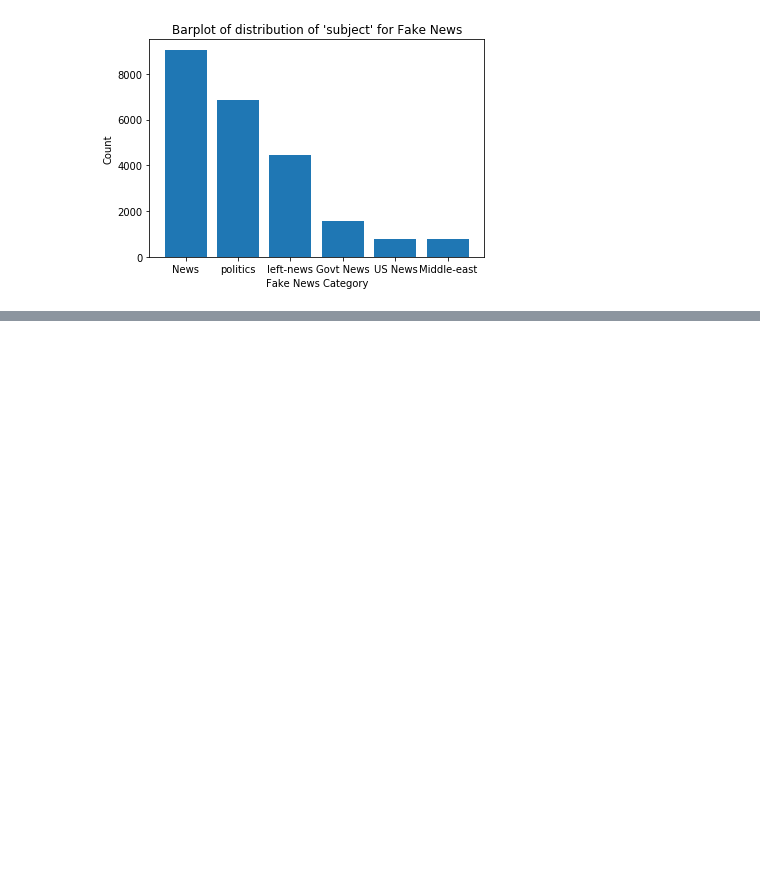
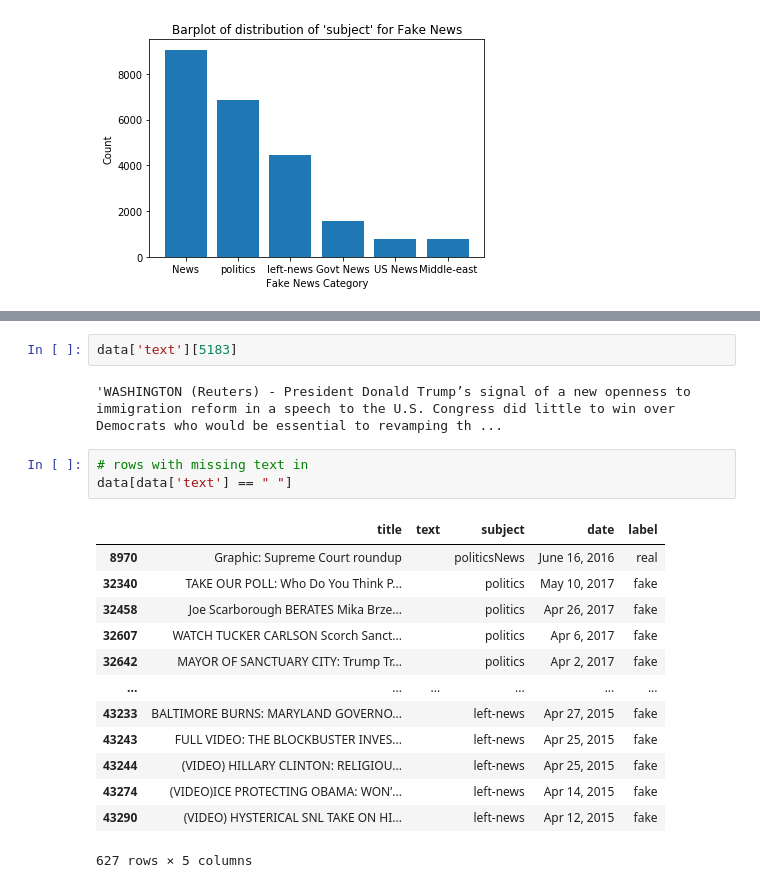
Before and after one commit to y4nrui/nlp-project, a Jupyter notebook: jayden.ipynb, the cells around one changed output, grey strips where cells are left out. Cells and saved outputs as stored; diff of their text form; blank space fills up the shorter version.

```diff
--- a/jayden.ipynb
+++ b/jayden.ipynb
@@ -232,0 +347,21 @@ plt.show()
+# %%
+data['text'][5183]
+# %% [output]
+'WASHINGTON (Reuters) - President Donald Trump’s signal of a new openness to immigration reform in a speech to the U.S. Congress did little to win over Democrats who would be essential to revamping th ...
+# %%
+# rows with missing text in
+data[data['text'] == " "]
+# %% [output]
+|  | title | text | subject | date | label |
+| 8970 | Graphic: Supreme Court roundup |  | politicsNews | June 16, 2016 | real |
+| 32340 | TAKE OUR POLL: Who Do You Think P... |  | politics | May 10, 2017 | fake |
+| 32458 | Joe Scarborough BERATES Mika Brze... |  | politics | Apr 26, 2017 | fake |
+| 32607 | WATCH TUCKER CARLSON Scorch Sanct... |  | politics | Apr 6, 2017 | fake |
+| 32642 | MAYOR OF SANCTUARY CITY: Trump Tr... |  | politics | Apr 2, 2017 | fake |
+| ... | ... | ... | ... | ... | ... |
+| 43233 | BALTIMORE BURNS: MARYLAND GOVERNO... |  | left-news | Apr 27, 2015 | fake |
+| 43243 | FULL VIDEO: THE BLOCKBUSTER INVES... |  | left-news | Apr 25, 2015 | fake |
+| 43244 | (VIDEO) HILLARY CLINTON: RELIGIOU... |  | left-news | Apr 25, 2015 | fake |
+| 43274 | (VIDEO)ICE PROTECTING OBAMA: WON’... |  | left-news | Apr 14, 2015 | fake |
+| 43290 | (VIDEO) HYSTERICAL SNL TAKE ON HI... |  | left-news | Apr 12, 2015 | fake |
+627 rows × 5 columns
```
Also changed, not shown: parts of 13 cells of this notebook.
